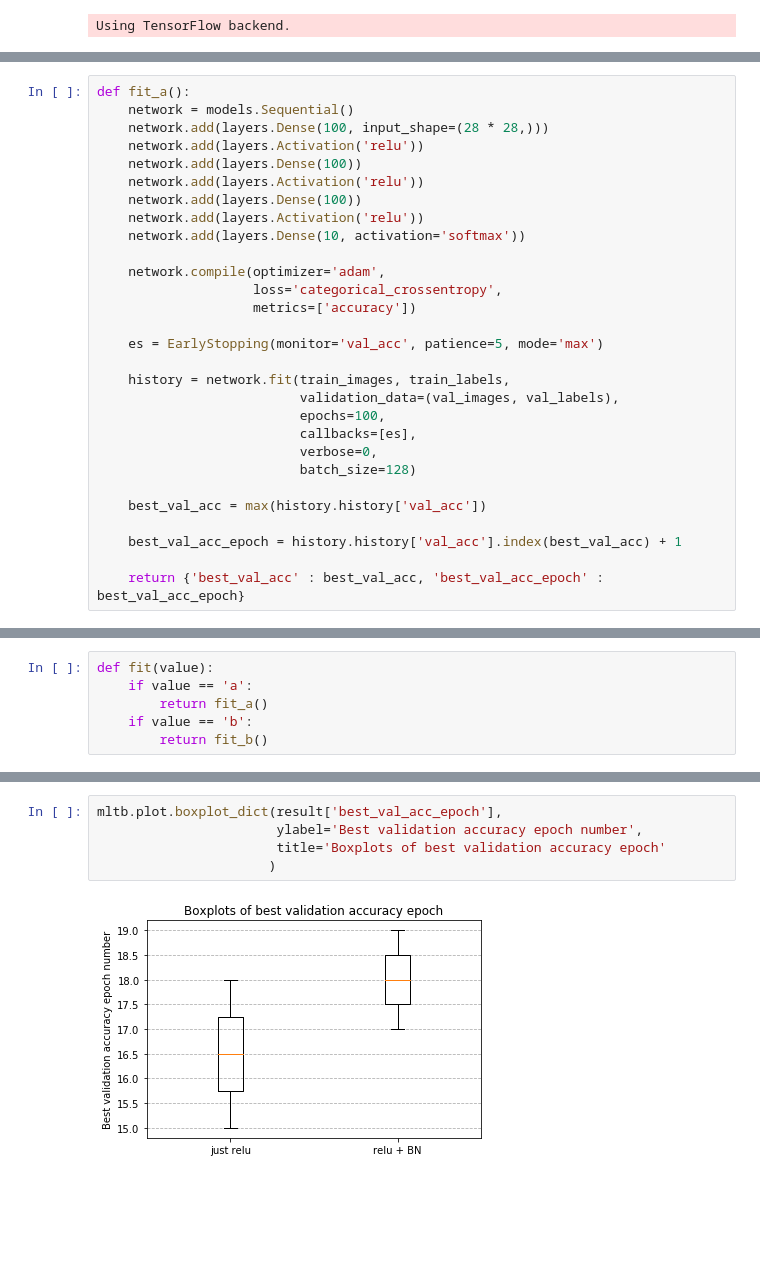
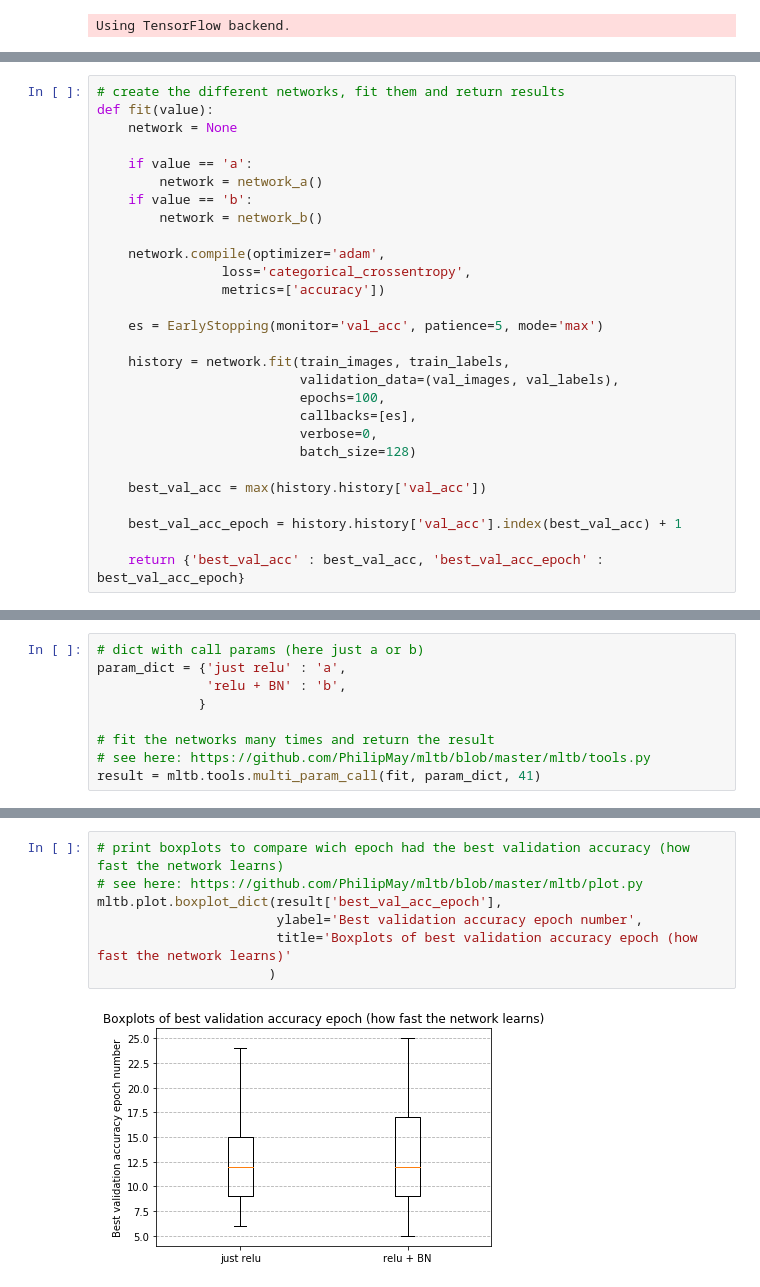
Before and after one commit to PhilipMay/ml-experiments, a Jupyter notebook: bn/relu_BN_base.ipynb, the cells around one changed output, grey strips where cells are left out. Cells and saved outputs as stored; diff of their text form; blank space fills up the shorter version.

```diff
--- a/bn/relu_BN_base.ipynb
+++ b/bn/relu_BN_base.ipynb
@@ -56,17 +131,16 @@ val_images = val_images.astype('float32') / 255
 # %%
-def fit_a():
-    network = models.Sequential()
-    network.add(layers.Dense(100, input_shape=(28 * 28,)))
-    network.add(layers.Activation('relu'))
-    network.add(layers.Dense(100))
-    network.add(layers.Activation('relu'))
-    network.add(layers.Dense(100))
-    network.add(layers.Activation('relu'))
-    network.add(layers.Dense(10, activation='softmax'))
+# create the different networks, fit them and return results
+def fit(value):
+    network = None
+
+    if value == 'a':
+        network = network_a()
+    if value == 'b':
+        network = network_b()
 
     network.compile(optimizer='adam',
-                    loss='categorical_crossentropy',
-                    metrics=['accuracy'])
+                loss='categorical_crossentropy',
+                metrics=['accuracy'])
 
     es = EarlyStopping(monitor='val_acc', patience=5, mode='max')
 
@@ -117,6 +158,0 @@ def fit_b():
-# %%
-def fit(value):
-    if value == 'a':
-        return fit_a()
-    if value == 'b':
-        return fit_b()
@@ -133,0 +159,9 @@ Done with relu + BN - iteration 2 of 2.
+# %%
+# dict with call params (here just a or b)
+param_dict = {'just relu' : 'a',
+              'relu + BN' : 'b',
+             }
+
+# fit the networks many times and return the result
+# see here: https://github.com/PhilipMay/mltb/blob/master/mltb/tools.py
+result = mltb.tools.multi_param_call(fit, param_dict, 41)
@@ -145,7 +206,9 @@ p-value: {('just relu', 'relu + BN'): 0.08529783341923687}
 # %%
+# print boxplots to compare wich epoch had the best validation accuracy (how fast the network learns)
+# see here: https://github.com/PhilipMay/mltb/blob/master/mltb/plot.py
 mltb.plot.boxplot_dict(result['best_val_acc_epoch'],
                        ylabel='Best validation accuracy epoch number',
-                       title='Boxplots of best validation accuracy epoch'
+                       title='Boxplots of best validation accuracy epoch (how fast the network learns)'
                       )
 # %% [output]
-[figure, old version]
+[figure, new version]
```
Also changed, not shown: parts of 19 cells of this notebook.
